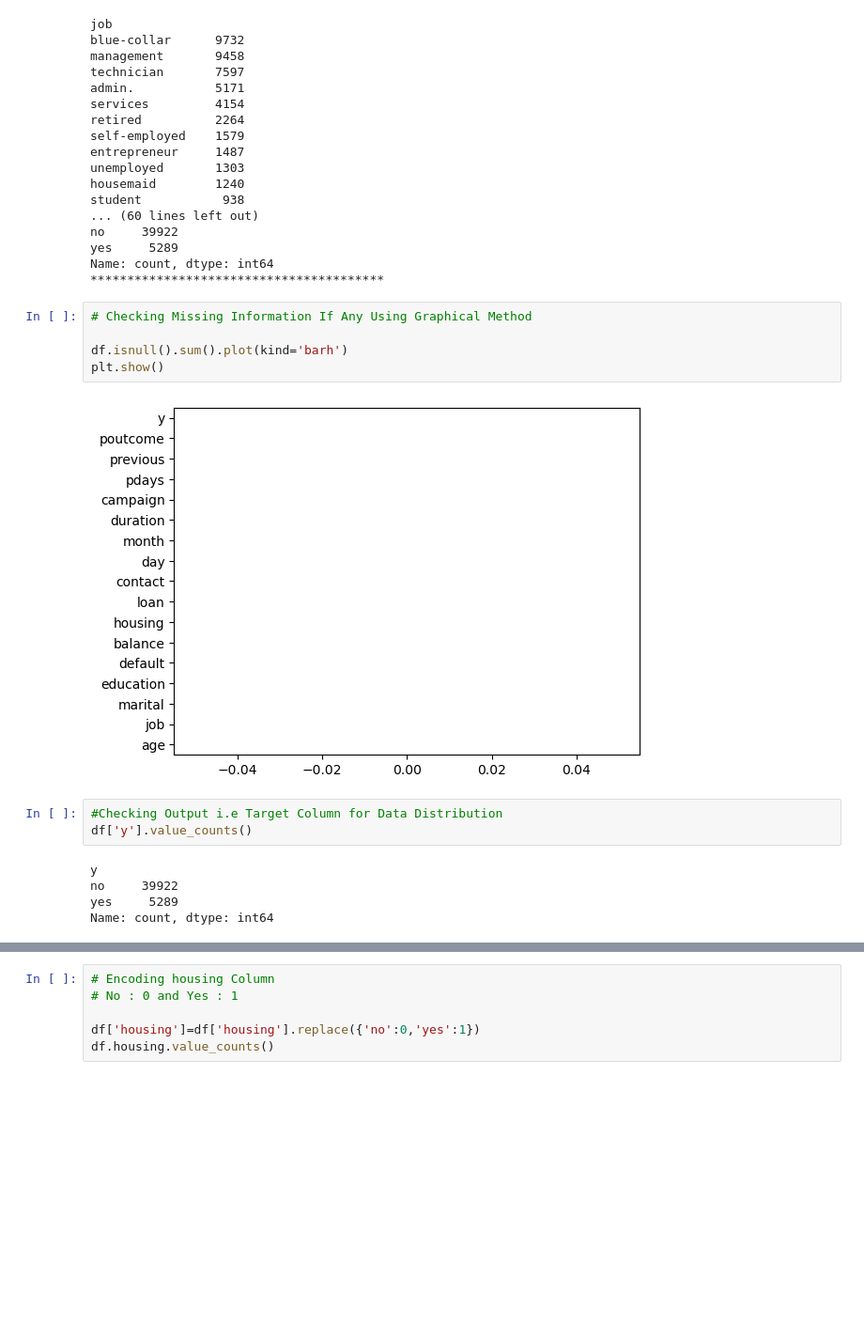
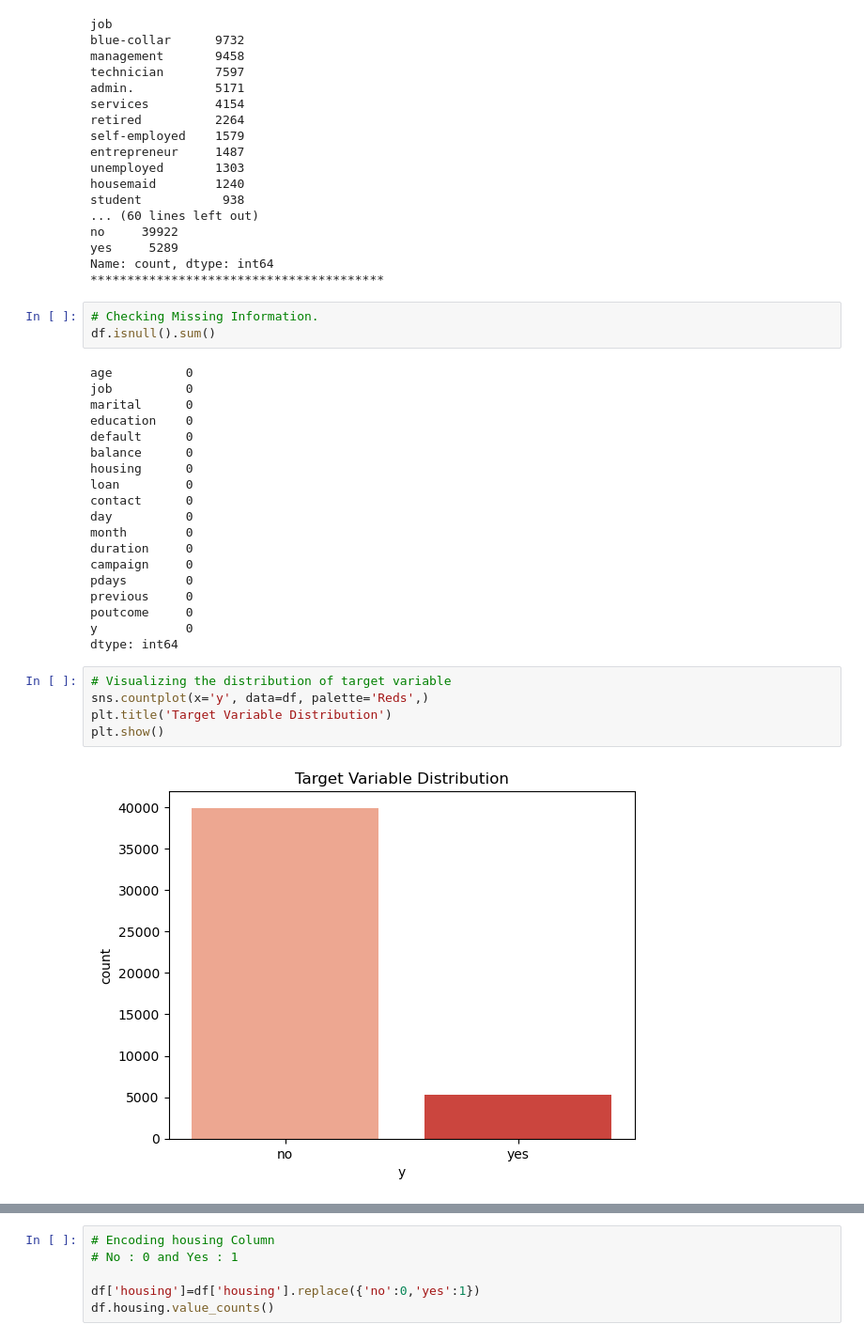
Before and after one commit to anirudhajohare19/BankMarketing_MLModel, a Jupyter notebook: Model.ipynb, the cells around one changed output, grey strips where cells are left out. Shown: that part at 94% size. Cells and saved outputs as stored; diff of their text form; blank space fills up the shorter version.

```diff
--- a/Model.ipynb
+++ b/Model.ipynb
@@ -167,17 +195,31 @@ yes     5289
 Name: count, dtype: int64
 ****************************************
 # %%
-# Checking Missing Information If Any Using Graphical Method
-
-df.isnull().sum().plot(kind='barh')
-plt.show()
+# Checking Missing Information.
+df.isnull().sum()
 # %% [output]
-[figure, removed]
+age          0
+job          0
+marital      0
+education    0
+default      0
+balance      0
+housing      0
+loan         0
+contact      0
+day          0
+month        0
+duration     0
+campaign     0
+pdays        0
+previous     0
+poutcome     0
+y            0
+dtype: int64
-# %%
-#Checking Output i.e Target Column for Data Distribution
-df['y'].value_counts()
-# %% [output]
-y
-no     39922
-yes     5289
-Name: count, dtype: int64
+# %%
+# Visualizing the distribution of target variable
+sns.countplot(x='y', data=df, palette='Reds',)
+plt.title('Target Variable Distribution')
+plt.show()
+# %% [output]
+[figure, added]
```
Also changed, not shown: parts of 36 cells of this notebook, 2 other files.
